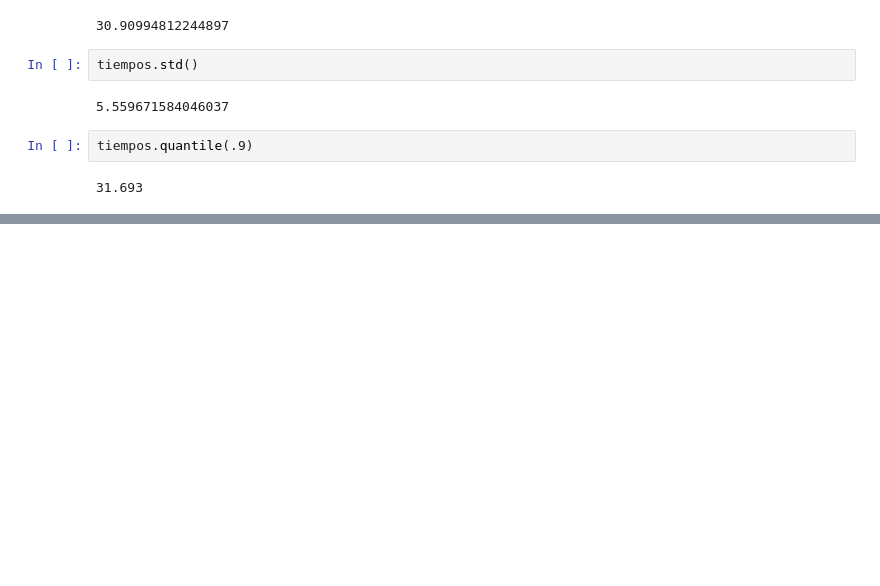
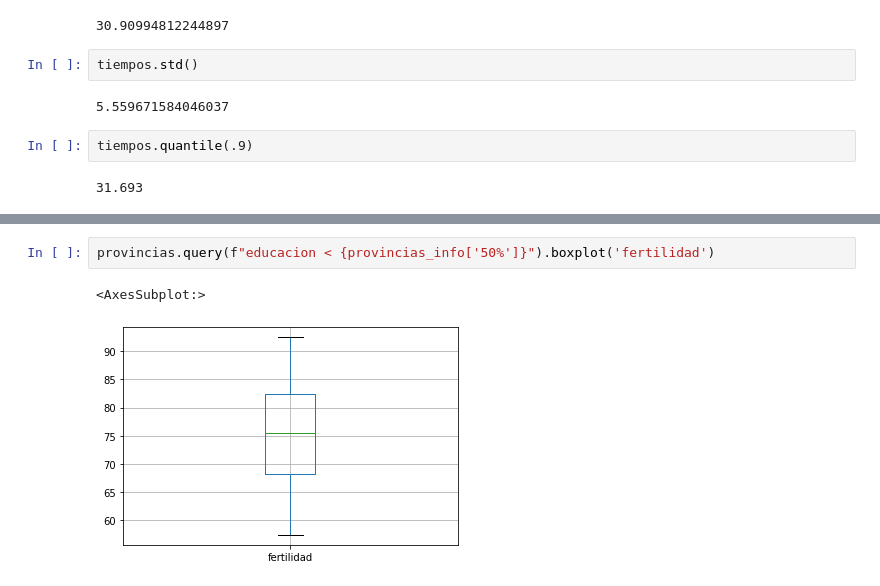
Before and after one commit to JoanClaverol/Probabilidad-y-Estad-stica-aplicada-a-Negocios-y-Empresas, a Jupyter notebook: notebooks/Problemas_de_Estadística_Descriptiva_Resumen.ipynb, the cells around one changed output, grey strips where cells are left out. Drawn from its saved outputs; the diff is of its cells as text; blank space fills up the shorter version.

```diff
--- a/notebooks/Problemas_de_Estadística_Descriptiva_Resumen.ipynb
+++ b/notebooks/Problemas_de_Estadística_Descriptiva_Resumen.ipynb
@@ -104,0 +187,5 @@ siguientes:
+# %%
+provincias.query(f"educacion < {provincias_info['50%']}").boxplot('fertilidad')
+# %% [output]
+<AxesSubplot:>
+[figure, added]
```
Also changed, not shown: parts of 12 cells of this notebook, 27 other files.
